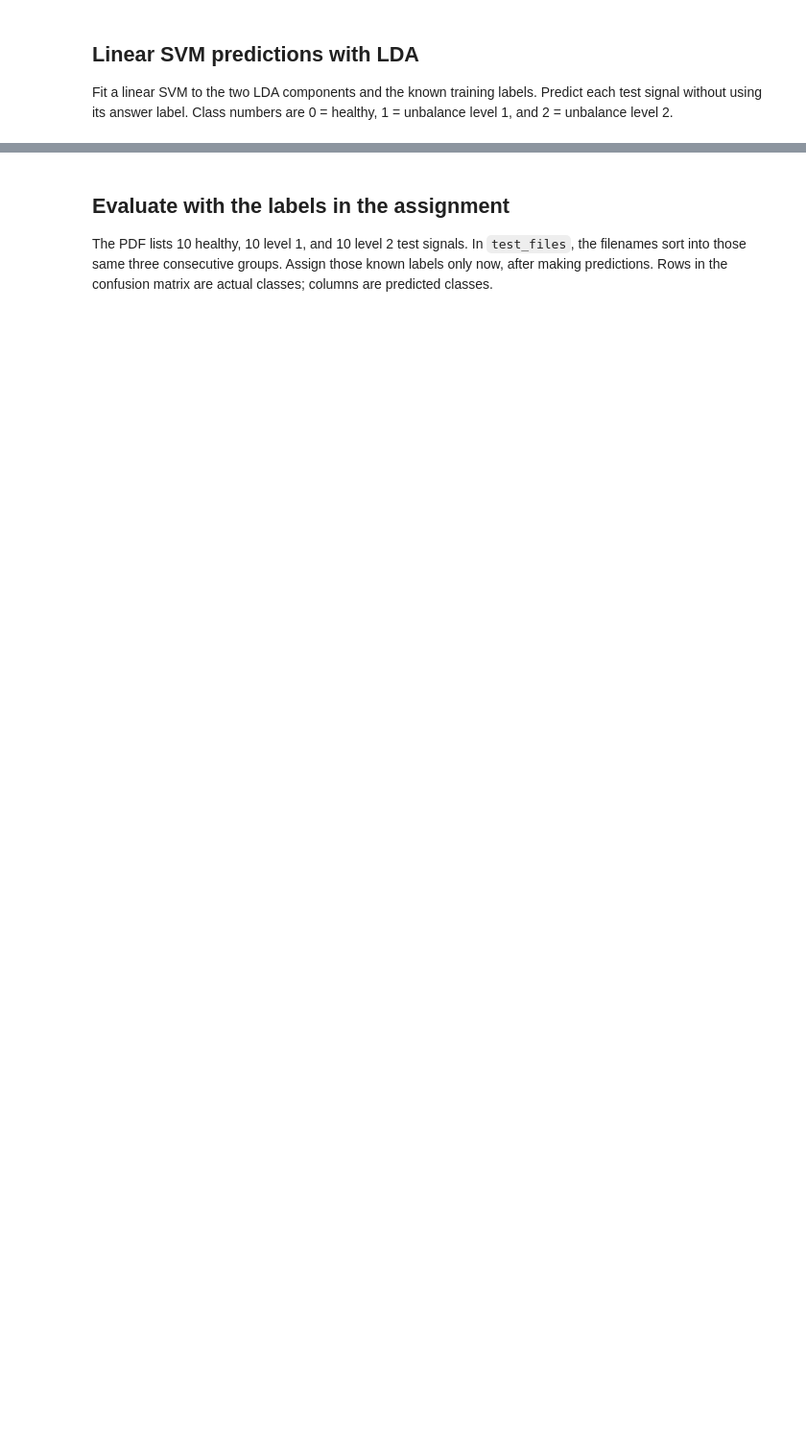
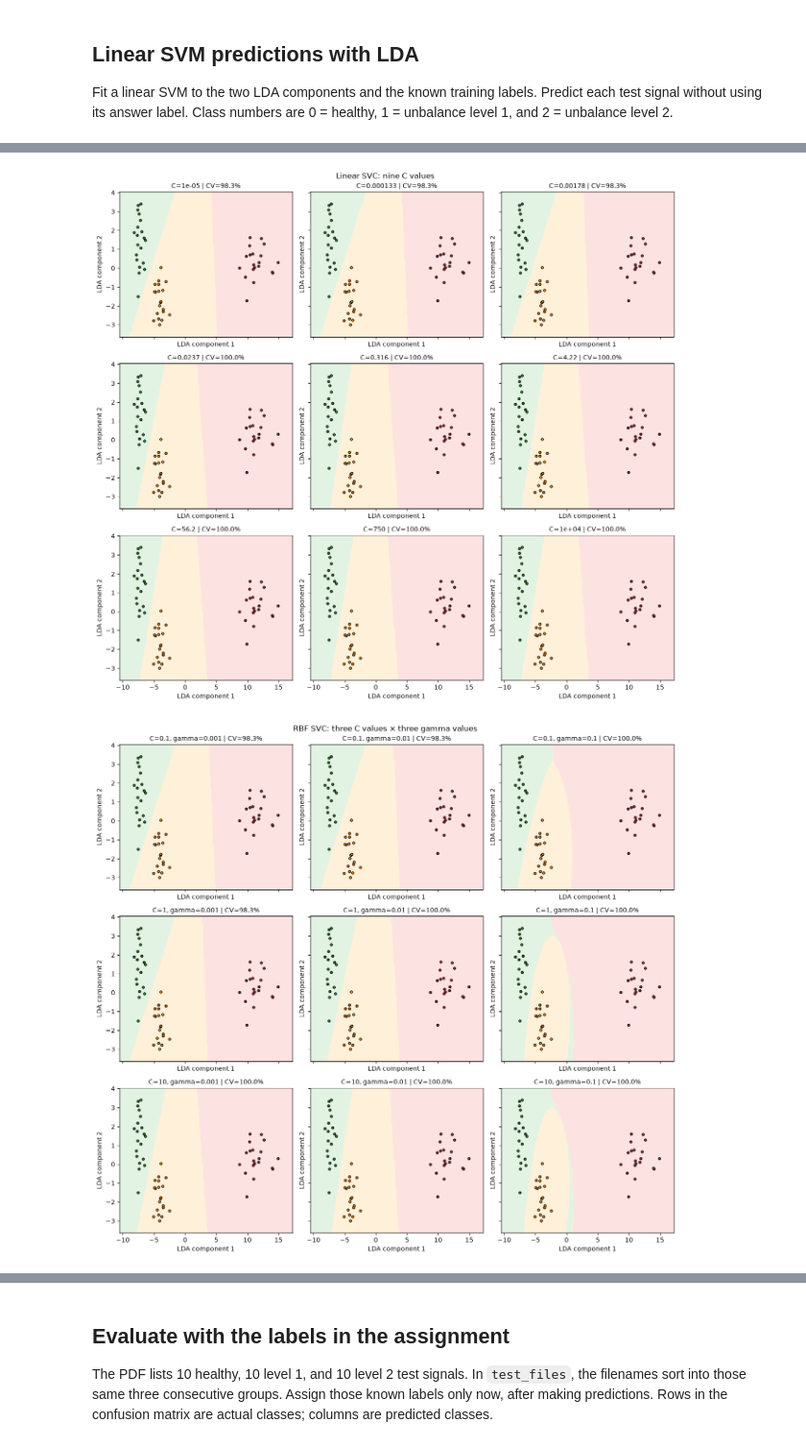
Before and after one commit to aMerricke/enme485-hw, a Jupyter notebook: hw3/hw3.ipynb, the cells around one changed output, grey strips where cells are left out. Shown at 96% size. Drawn from its saved outputs; the diff is of its cells as text; code cells hidden in the pictures; blank space fills up the shorter version.

```diff
--- a/hw3/hw3.ipynb
+++ b/hw3/hw3.ipynb
@@ -324,0 +360,37 @@ Name: count, dtype: int64
+# %%
+def plot_candidate(ax, model, title):
+    regions = model.predict(grid_points).reshape(x_grid.shape)
+    ax.contourf(x_grid, y_grid, regions,
+                levels=[-0.5, 0.5, 1.5, 2.5],
+                colors=["#e3f3e3", "#fff0d9", "#fde2e2"])
+    for class_number, color in [(0, "forestgreen"), (1, "darkorange"), (2, "firebrick")]:
+        in_class = np.array(training_labels) == class_number
+        ax.scatter(training_lda[in_class, 0], training_lda[in_class, 1],
+                   color=color, edgecolor="black", s=13)
+    ax.set_title(title, fontsize=10)
+    ax.set_xlabel("LDA component 1")
+    ax.set_ylabel("LDA component 2")
+
+
+fig, axes = plt.subplots(3, 3, figsize=(13, 12), sharex=True, sharey=True)
+for ax, c, score in zip(axes.flat, linear_c_values,
+                        linear_search.cv_results_["mean_test_score"]):
+    model = SVC(kernel="linear", C=c).fit(training_lda, training_labels)
+    plot_candidate(ax, model, f"C={c:.3g} | CV={score:.1%}")
+fig.suptitle("Linear SVC: nine C values")
+fig.tight_layout()
+plt.show()
+
+fig, axes = plt.subplots(3, 3, figsize=(13, 12), sharex=True, sharey=True)
+rbf_cv_scores = rbf_search.cv_results_["mean_test_score"].reshape(3, 3)
+for row, c in enumerate(rbf_c_values):
+    for col, gamma in enumerate(rbf_gamma_values):
+        model = SVC(kernel="rbf", C=c, gamma=gamma).fit(training_lda, training_labels)
+        plot_candidate(axes[row, col], model,
+                       f"C={c:g}, gamma={gamma:g} | CV={rbf_cv_scores[row, col]:.1%}")
+fig.suptitle("RBF SVC: three C values × three gamma values")
+fig.tight_layout()
+plt.show()
+# %% [output]
+[figure, added]
+[figure, added]
```
Also changed, not shown: parts of 18 cells of this notebook, 1 other file.
